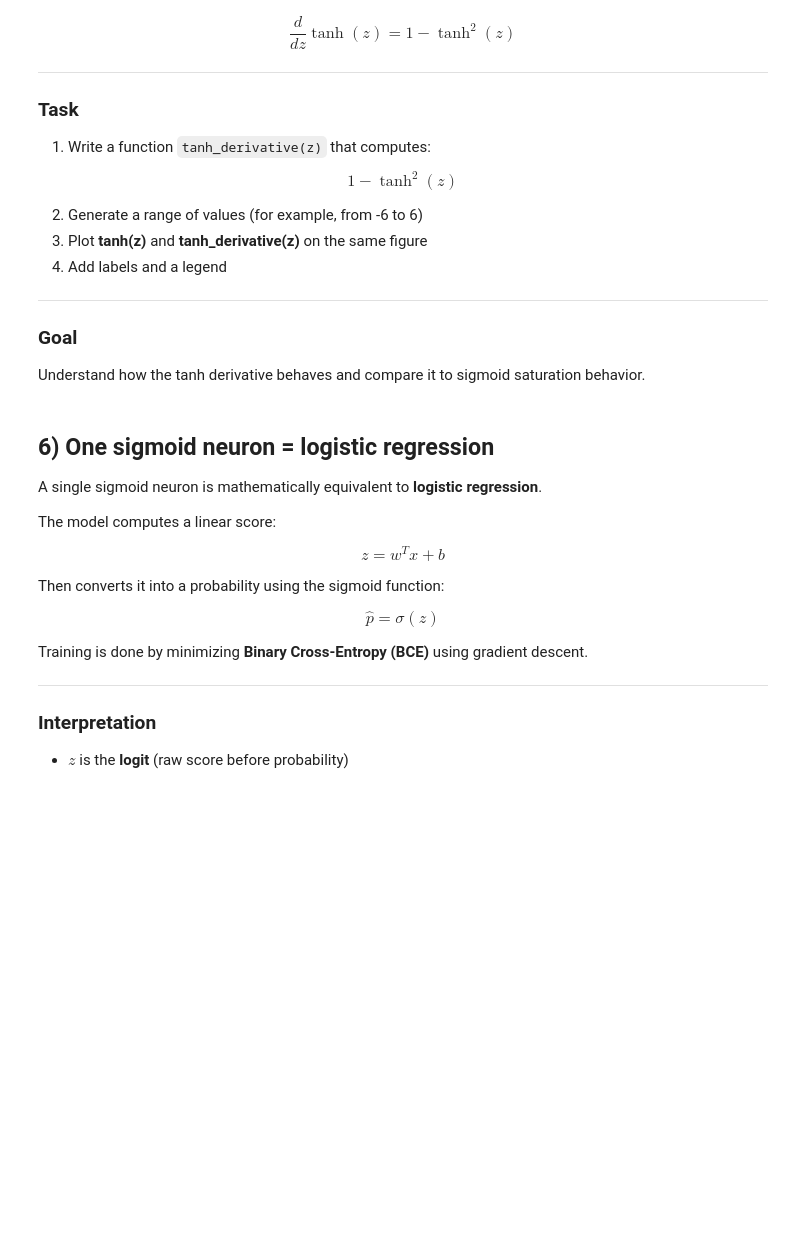
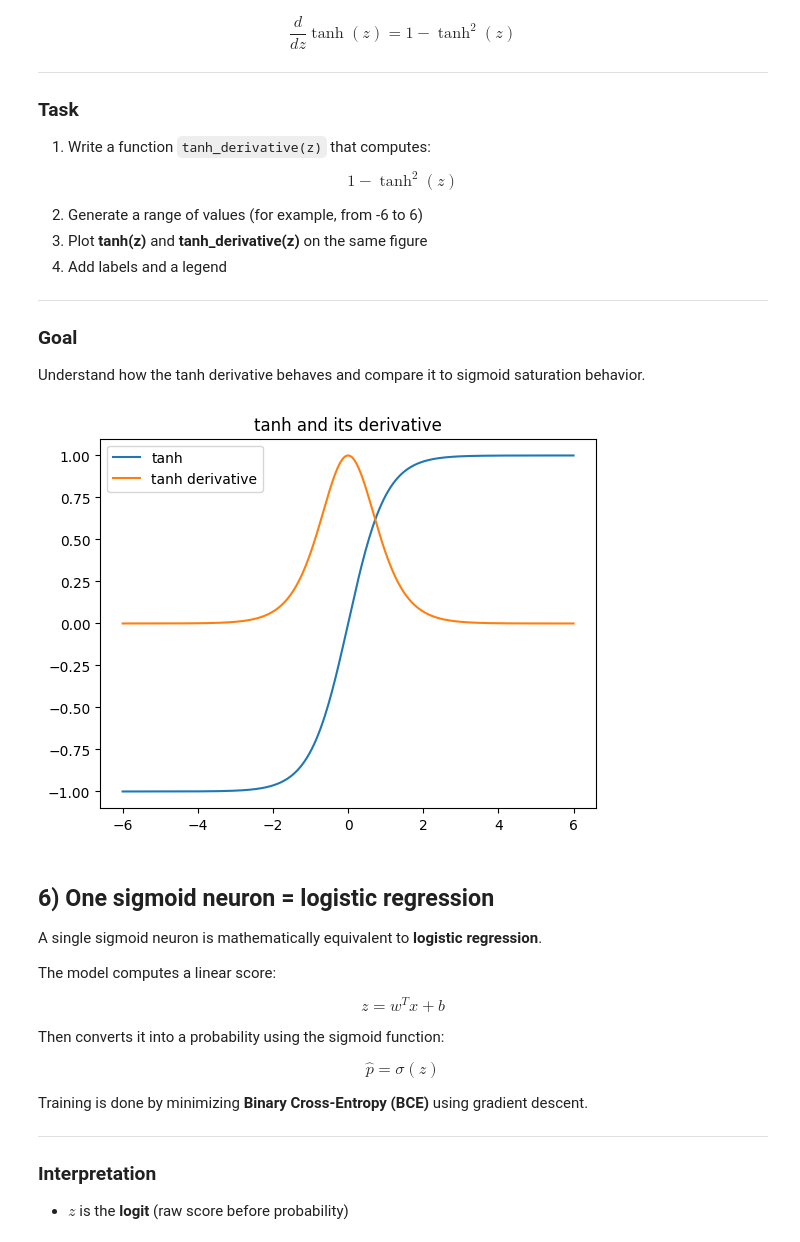
Before and after one commit to sbalbale/Trinity-CPSC360-Deep-Learning, a Jupyter notebook: Lecture08/Neural_Foundation.ipynb, the cells around one changed output. Saved outputs shown, nothing was run; the diff lists cells and outputs as text; code cells hidden in the pictures; blank space fills up the shorter version.

```diff
--- a/Lecture08/Neural_Foundation.ipynb
+++ b/Lecture08/Neural_Foundation.ipynb
@@ -826,17 +887,20 @@ Understand how the tanh derivative behaves and compare it to sigmoid saturation
 # %%
 # Practice 5 (coding): tanh derivative (TODO)
 def tanh_derivative(z):
     # TODO: derivative of tanh(z) is 1 - tanh(z)^2
-    pass
+    z = np.array(z)
+    return 1.0 - np.tanh(z)**2
 
 # Plot test (uncomment after implementing)
-# zs = np.linspace(-6, 6, 400)
-# plt.figure()
-# plt.plot(zs, tanh(zs), label="tanh")
-# plt.plot(zs, tanh_derivative(zs), label="tanh derivative")
-# plt.legend()
-# plt.title("tanh and its derivative")
-# plt.show()
+zs = np.linspace(-6, 6, 400)
+plt.figure()
+plt.plot(zs, tanh(zs), label="tanh")
+plt.plot(zs, tanh_derivative(zs), label="tanh derivative")
+plt.legend()
+plt.title("tanh and its derivative")
+plt.show()
+# %% [output]
+[figure, added]
 # %% [markdown]
 ## 6) One sigmoid neuron = logistic regression
 
```
Also changed, not shown: parts of 12 cells of this notebook.
